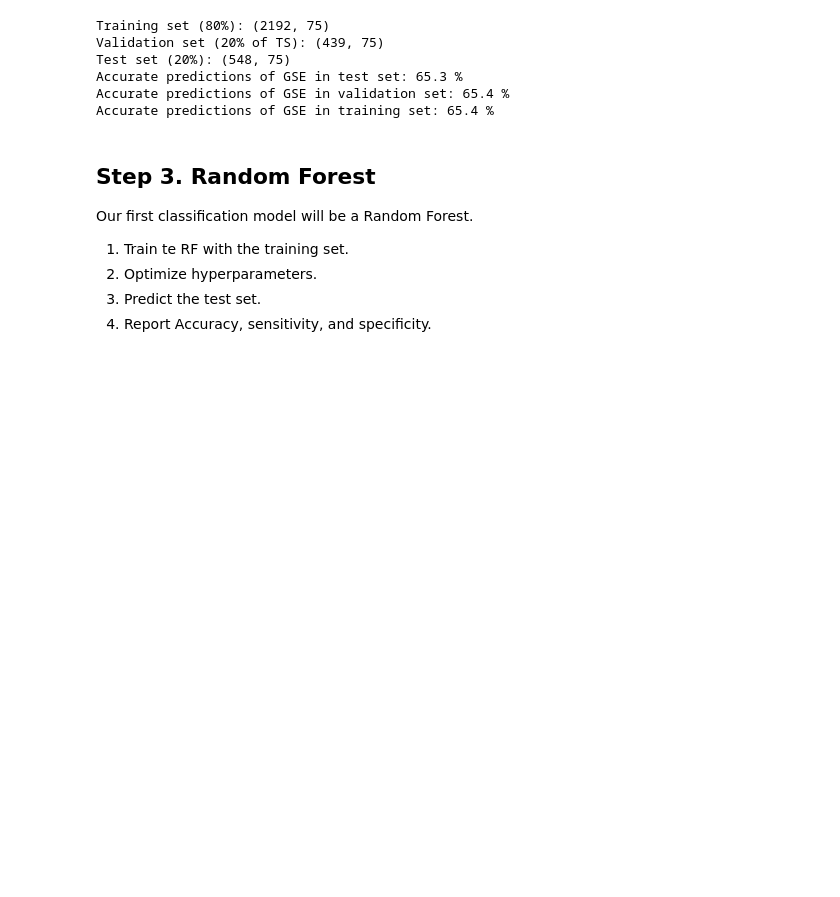
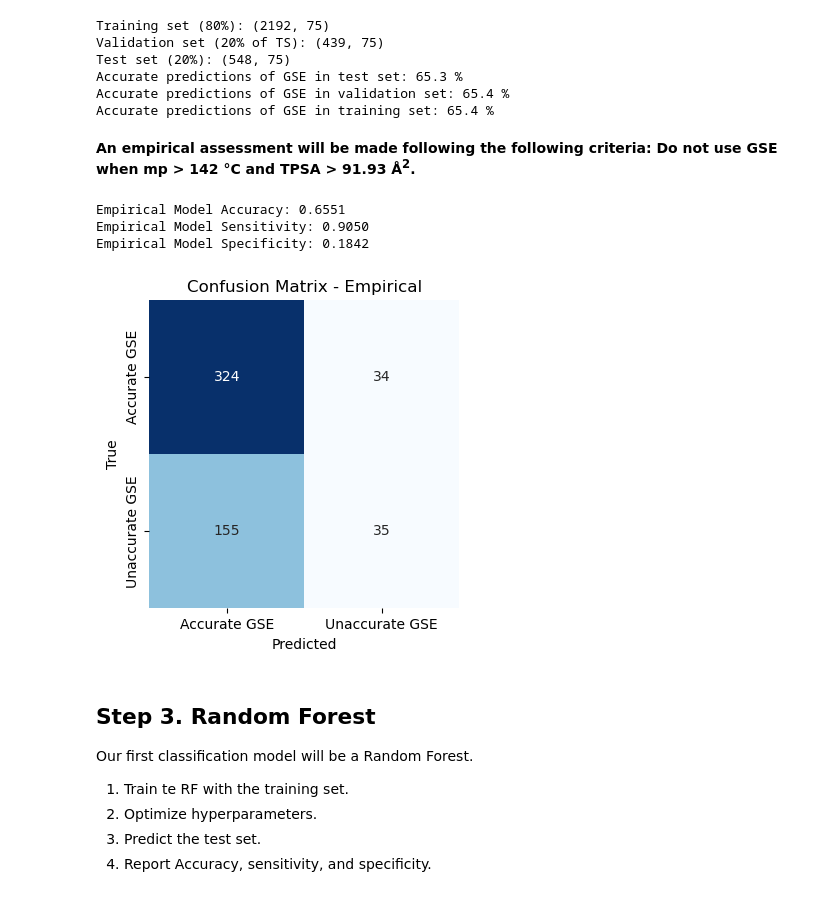
Before and after one commit to cbio3lab/GSESolver, a Jupyter notebook: SCRIPTS/ML_test/logS_ML_test.ipynb, the cells around one changed output. Cells and saved outputs as stored; diff of their text form; code cells hidden in the pictures; blank space fills up the shorter version.

```diff
--- a/SCRIPTS/ML_test/logS_ML_test.ipynb
+++ b/SCRIPTS/ML_test/logS_ML_test.ipynb
@@ -49,6 +49,52 @@ Test set (20%): (548, 75)
 Accurate predictions of GSE in test set: 65.3 %
 Accurate predictions of GSE in validation set: 65.4 %
 Accurate predictions of GSE in training set: 65.4 %
+# %% [markdown]
+**An empirical assessment will be made following the following criteria: Do not use GSE when mp > 142 °C and TPSA > 91.93 Å<sup>2</sup>.**
+# %%
+from sklearn.metrics import confusion_matrix
+
+data_raw = pd.read_csv('SolCbio3Database_merged.csv')
+data_raw.drop(columns=['smiles'], inplace=True)
+data_raw['output'] = np.where(data_raw['diff_logS'] > 1, 1,0)
+data_raw['TPSA'] = data['TPSA_Obabel']
+
+X_test_emp = data_raw.iloc[test_index]
+y_test_emp = data_raw.iloc[test_index]['output']
+
+y_pred_emp = np.where((X_test_emp['TPSA'] > 91.93) & (X_test_emp['mp'] > 142) == True, 1,0)
+cm_emp = confusion_matrix(y_test_emp, y_pred_emp)
+
+
+import matplotlib.pyplot as plt
+import seaborn as sns
+
+# Calculate accuracy, sensitivity, and specificity
+tp_emp, fn_emp, fp_emp, tn_emp = cm_emp.ravel()
+
+emp_accuracy = (tp_emp + tn_emp) / (tp_emp + tn_emp + fp_emp + fn_emp)
+emp_sensitivity = tp_emp / (tp_emp + fn_emp)
+emp_specificity = tn_emp / (tn_emp + fp_emp)
+emp_f1_score = (2*tp_emp) / (2*tp_emp+fp_emp+fn_emp)
+emp_mcc = ((tp_emp*tn_emp-fp_emp*fn_emp) / ((tp_emp+fp_emp)*(tp_emp+fn_emp)*(tn_emp+fp_emp)*(tn_emp+fn_emp))**0.5+1)/2
+
+
+print(f'Empirical Model Accuracy: {emp_accuracy:.4f}')
+print(f'Empirical Model Sensitivity: {emp_sensitivity:.4f}')
+print(f'Empirical Model Specificity: {emp_specificity:.4f}')
+
+
+plt.figure(figsize=(4, 4))
+sns.heatmap(cm_emp, annot=True, fmt='d', cmap='Blues', cbar=False, xticklabels=['Accurate GSE', 'Unaccurate GSE'], yticklabels=['Accurate GSE', 'Unaccurate GSE'])
+plt.xlabel('Predicted')
+plt.ylabel('True')
+plt.title('Confusion Matrix - Empirical')
+plt.show()
+# %% [output]
+Empirical Model Accuracy: 0.6551
+Empirical Model Sensitivity: 0.9050
+Empirical Model Specificity: 0.1842
+[figure, added]
 # %% [markdown]
 ## **Step 3. Random Forest**
 Our first classification model will be a Random Forest.
```
Also changed, not shown: parts of 18 cells of this notebook, 20 other files.
